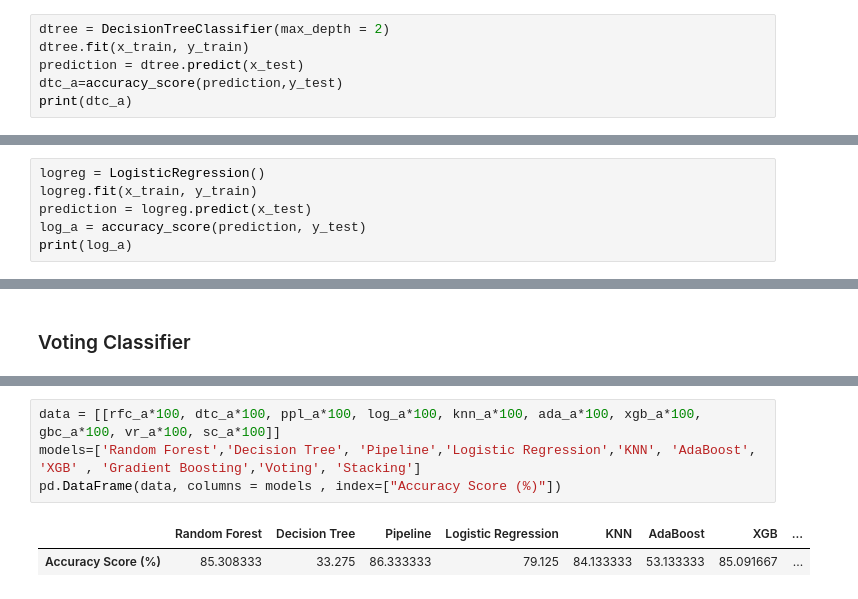
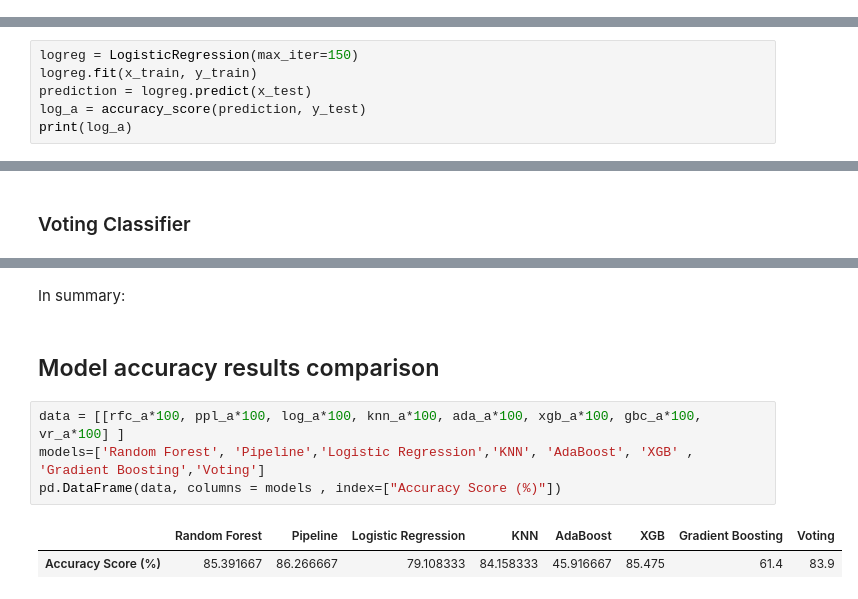
Before and after one commit to Noa-Nussbaum/Avodat-Gmar---Second-semester, a Jupyter notebook: Fashion mnist.ipynb, the cells around one changed output, grey strips where cells are left out. Saved outputs shown, nothing was run; the diff lists cells and outputs as text.

Commit message:
Added models and made progress

```diff
--- a/Fashion mnist.ipynb
+++ b/Fashion mnist.ipynb
@@ -205,6 +171,0 @@ Voting
-# %%
-dtree = DecisionTreeClassifier(max_depth = 2)
-dtree.fit(x_train, y_train)
-prediction = dtree.predict(x_test)
-dtc_a=accuracy_score(prediction,y_test)
-print(dtc_a)
@@ -239,7 +199,7 @@ sns.heatmap(con_mat, annot=True, fmt='g')
 # %% [markdown]
 ### Logistic Regression
 # %%
-logreg = LogisticRegression()
+logreg = LogisticRegression(max_iter=150)
 logreg.fit(x_train, y_train)
 prediction = logreg.predict(x_test)
 log_a = accuracy_score(prediction, y_test)
@@ -392,7 +346,11 @@ Please also refer to the documentation for alternative solver options:
+# %% [markdown]
+In summary:
+# %% [markdown]
+## Model accuracy results comparison
 # %%
-data = [[rfc_a*100, dtc_a*100, ppl_a*100, log_a*100, knn_a*100, ada_a*100, xgb_a*100, gbc_a*100, vr_a*100, sc_a*100]]
-models=['Random Forest','Decision Tree', 'Pipeline','Logistic Regression','KNN', 'AdaBoost', 'XGB' , 'Gradient Boosting','Voting', 'Stacking']
+data = [[rfc_a*100, ppl_a*100, log_a*100, knn_a*100, ada_a*100, xgb_a*100, gbc_a*100, vr_a*100] ]
+models=['Random Forest', 'Pipeline','Logistic Regression','KNN', 'AdaBoost', 'XGB' , 'Gradient Boosting','Voting']
 pd.DataFrame(data, columns = models , index=["Accuracy Score (%)"])
 # %% [output]
-|  | Random Forest | Decision Tree | Pipeline | Logistic Regression | KNN | AdaBoost | XGB | ... |
-| Accuracy Score (%) | 85.308333 | 33.275 | 86.333333 | 79.125 | 84.133333 | 53.133333 | 85.091667 | ... |
+|  | Random Forest | Pipeline | Logistic Regression | KNN | AdaBoost | XGB | Gradient Boosting | Voting |
+| Accuracy Score (%) | 85.391667 | 86.266667 | 79.108333 | 84.158333 | 45.916667 | 85.475 | 61.4 | 83.9 |
```
Also changed, not shown: parts of 45 cells of this notebook.
